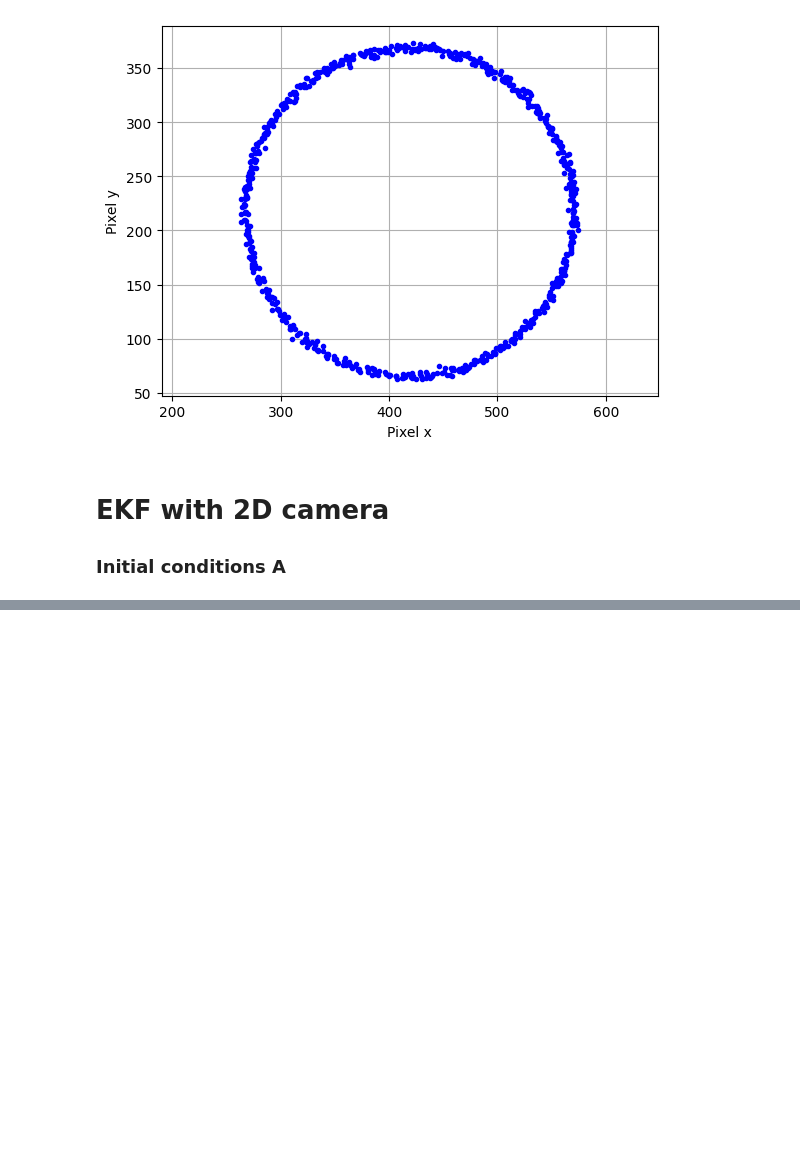
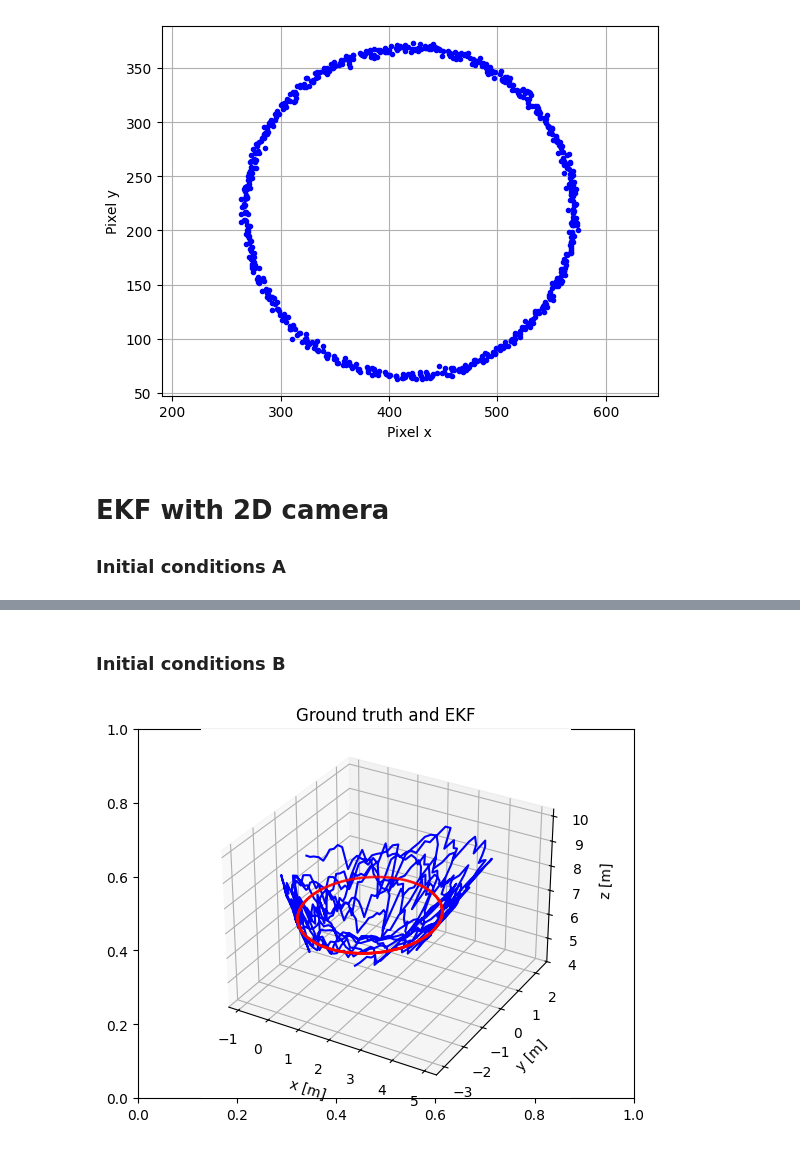
Before and after one commit to Fobi-02/DLR_estimation_challenge, a Jupyter notebook: camera_sensor.ipynb, the cells around one changed output, grey strips where cells are left out. Saved outputs shown, nothing was run; the diff lists cells and outputs as text; code cells hidden in the pictures; blank space fills up the shorter version.

Commit message:
implemented EKF for camera

```diff
--- a/camera_sensor.ipynb
+++ b/camera_sensor.ipynb
@@ -55,0 +71,27 @@ plt.show()
+# %% [markdown]
+### Initial conditions B
+# %%
+# Kalman filter
+P = np.eye(conf.nx)
+x = np.array([-1.8, -0.5, 7.9, 0, 0, 0])
+x_EKF_B = np.zeros((np.size(camera_sensor[:,0]), conf.nx))
+for i in range(np.size(camera_sensor[:,0])):
+    # prediction step
+    x, P = EKF.prediction(x, conf.A2, P, conf.Q2)
+    # update step
+    x, P = EKF.update(x, camera_sensor[i,:], conf.h2, conf.H2, P, conf.R2, conf.nx)
+    # storing the result
+    x_EKF_B[i, :] = x
+
+# 3D plot
+fig = plt.figure()
+plt.title("Ground truth and EKF")
+ax = fig.add_subplot(111, projection="3d")
+ax.scatter(ground_truth[:,0],ground_truth[:,1],ground_truth[:,2], s=1, color='red')
+ax.plot(x_EKF_B[:,0],x_EKF_B[:,1],x_EKF_B[:,2], color='blue')
+ax.set_xlabel("x [m]")
+ax.set_ylabel("y [m]")
+ax.set_zlabel("z [m]")
+plt.show()
+# %% [output]
+[figure, added]
```
Also changed, not shown: parts of 4 cells of this notebook, 3 other files.
